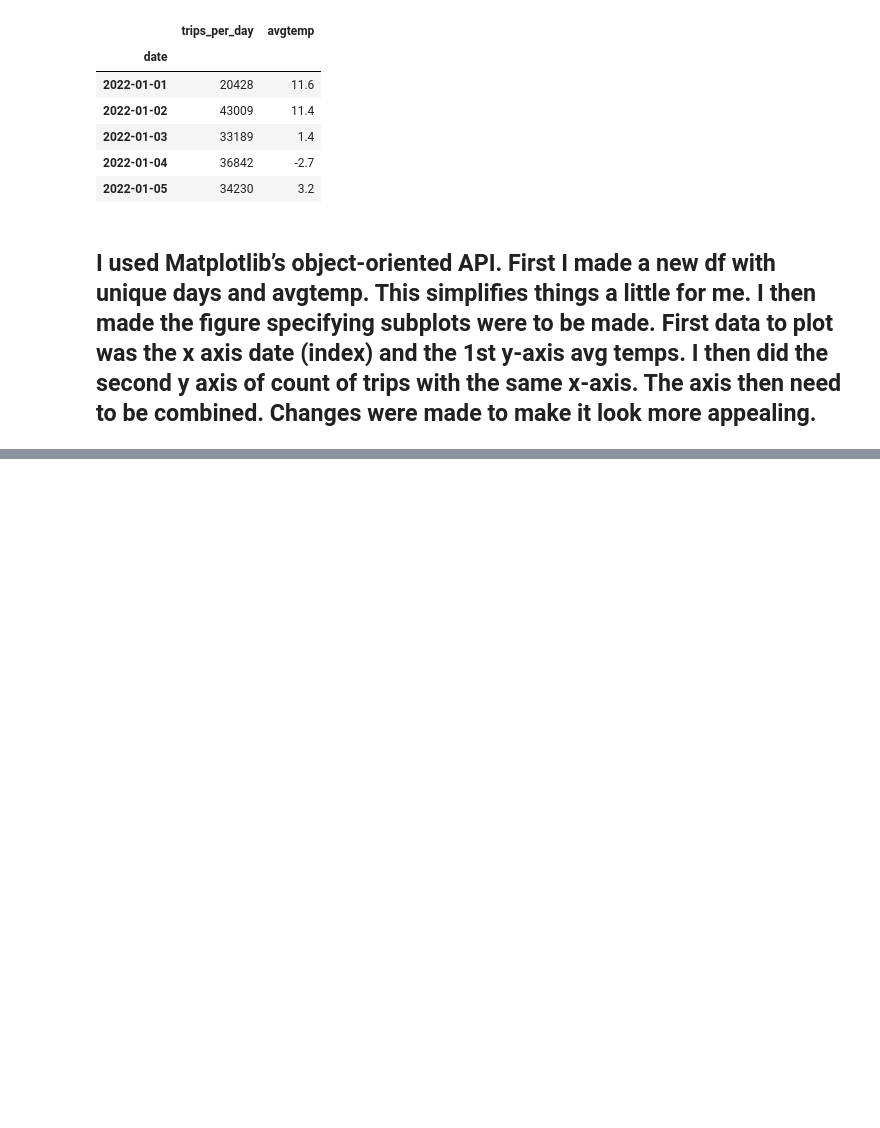
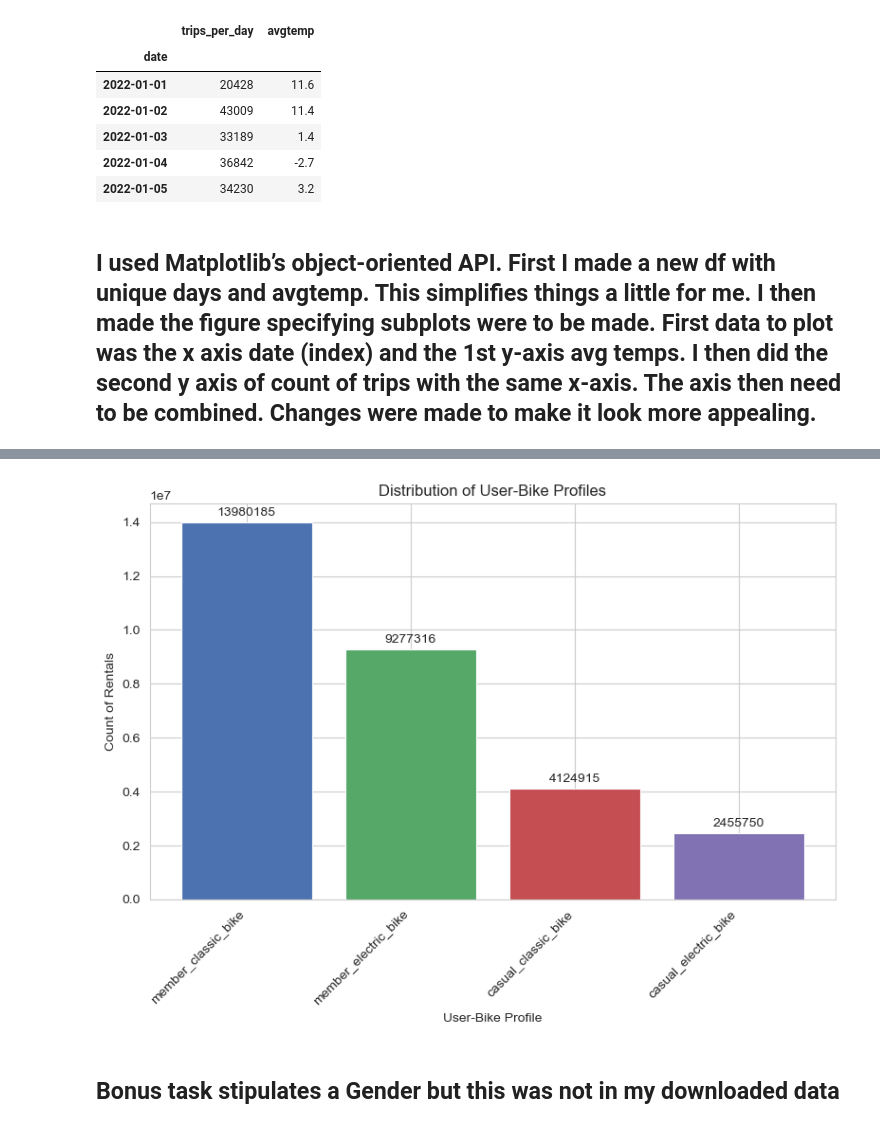
Before and after one commit to CarbonSnitch/NY_Citibike_2022, a Jupyter notebook: 03_Scripts/V2.3_Matplotlib.ipynb, the cells around one changed output, grey strips where cells are left out. Cells and saved outputs as stored; diff of their text form; code cells hidden in the pictures; blank space fills up the shorter version.

```diff
--- a/03_Scripts/V2.3_Matplotlib.ipynb
+++ b/03_Scripts/V2.3_Matplotlib.ipynb
@@ -187,0 +285,39 @@ fig_dual_7day.savefig(os.path.join(path, '04_Visualisations', 'fig_dual_7day.png
+# %%
+# Apply a whitegrid background via seaborn
+sns.set_style("whitegrid")
+
+# Define the four profiles in a fixed order
+order = ['member_classic_bike', 'member_electric_bike', 'casual_classic_bike','casual_electric_bike']
+profile_counts = df['usertype'].value_counts().reindex(order)
+
+# Choose a custom palette
+palette = ['#4C72B0', '#55A868', '#C44E52', '#8172B3']
+
+# Create figure and axis
+fig_profile_hist, ax = plt.subplots(figsize=(8, 6))
+
+# Explicit x‐positions for each bar
+positions = np.arange(len(order))
+
+# 6. Plot the bars
+bars = ax.bar(positions, profile_counts.values, color=palette, edgecolor='white', linewidth=0.8)
+
+# Annotate each bar with its count
+max_count = profile_counts.max()
+for pos, count in zip(positions, profile_counts.values):
+    ax.text(pos, count + max_count * 0.01,
+        f'{int(count)}', ha='center', va='bottom')
+
+# Set fixed ticks and labels
+ax.set_xticks(positions)
+ax.set_xticklabels(order, rotation=45, ha='right')
+
+# Labels and title
+ax.set_xlabel('User-Bike Profile')
+ax.set_ylabel('Count of Rentals')
+ax.set_title('Distribution of User-Bike Profiles')
+
+plt.tight_layout()
+plt.show()
+# %% [output]
+[figure, added]
@@ -187,0 +327,2 @@ fig_dual_7day.savefig(os.path.join(path, '04_Visualisations', 'fig_dual_7day.png
+# %% [markdown]
+## Bonus task stipulates a Gender but this was not in my downloaded data
```
Also changed, not shown: parts of 14 cells of this notebook, 5 other files.
